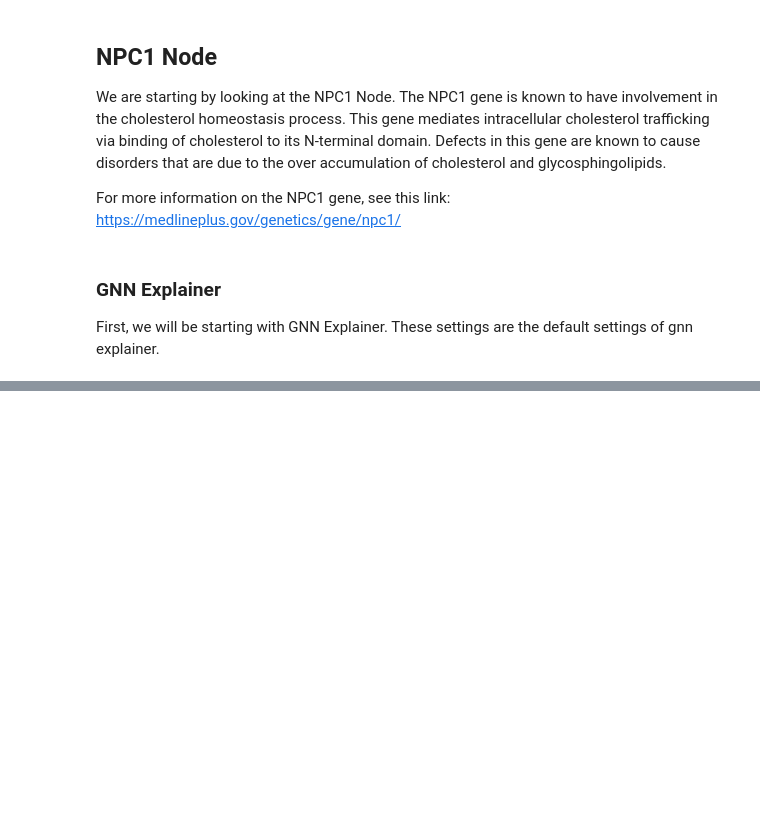
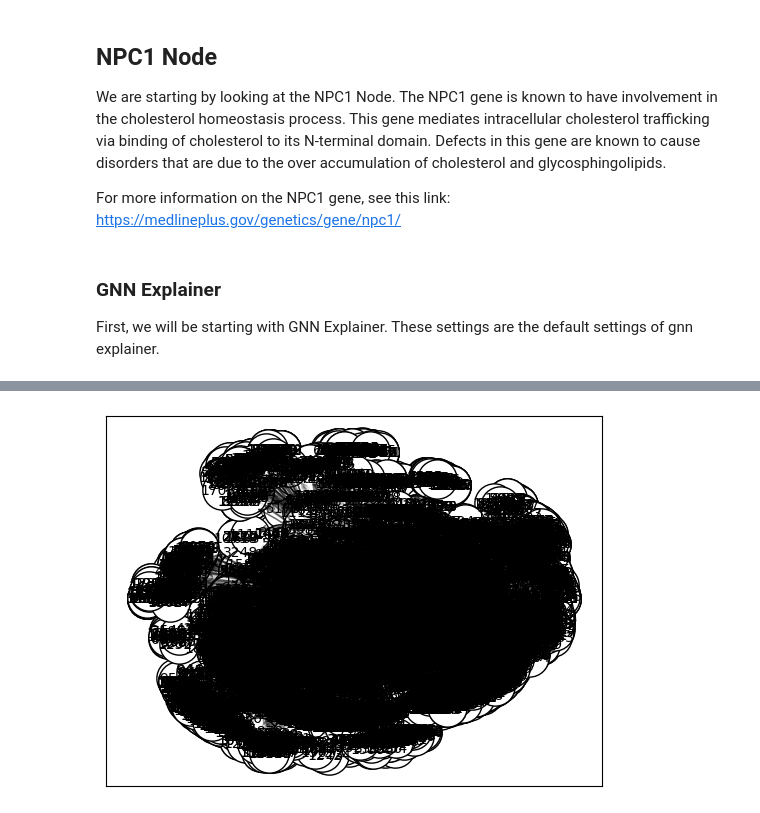
Before and after one commit to alyssaanastasi/srebp2-explanations, a Jupyter notebook: gnn_explainer.ipynb, the cells around one changed output, grey strips where cells are left out. Saved outputs shown, nothing was run; the diff lists cells and outputs as text; code cells hidden in the pictures; blank space fills up the shorter version.

```diff
--- a/gnn_explainer.ipynb
+++ b/gnn_explainer.ipynb
@@ -121,0 +141,4 @@ KeyboardInterrupt:
+# %%
+explanation.visualize_graph()
+# %% [output]
+[figure, added]
```
Also changed, not shown: parts of 3 cells of this notebook.
